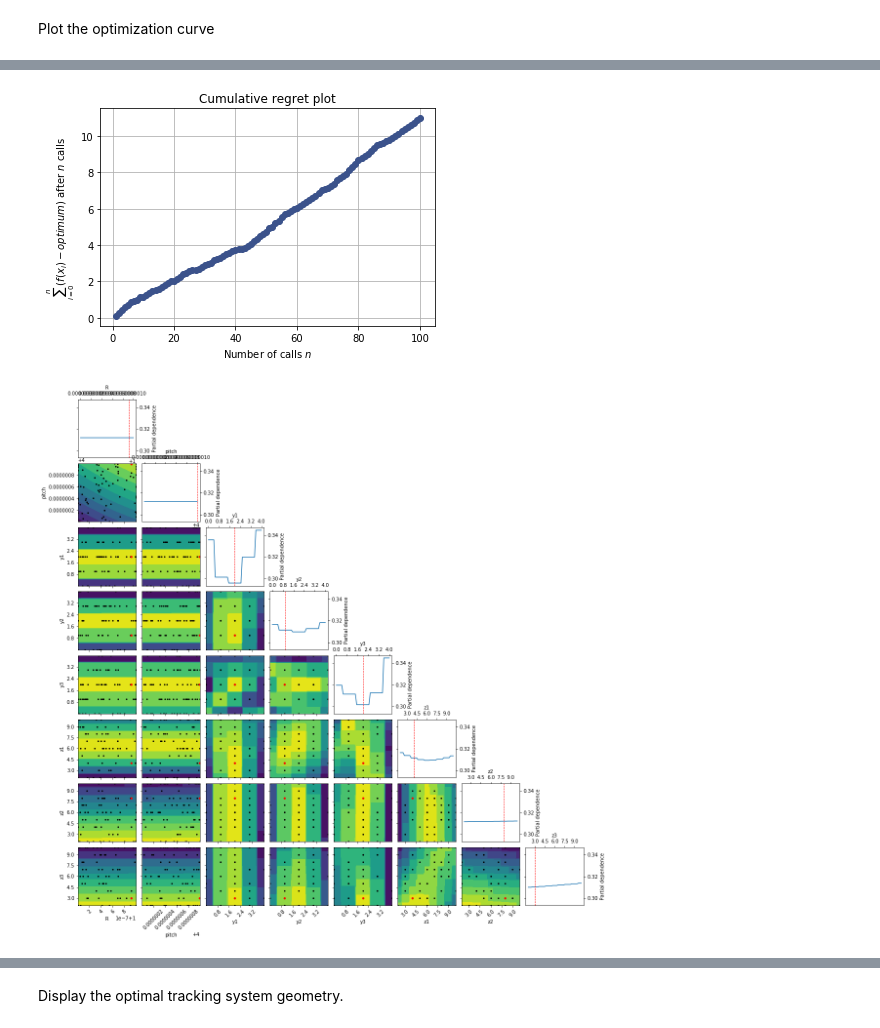
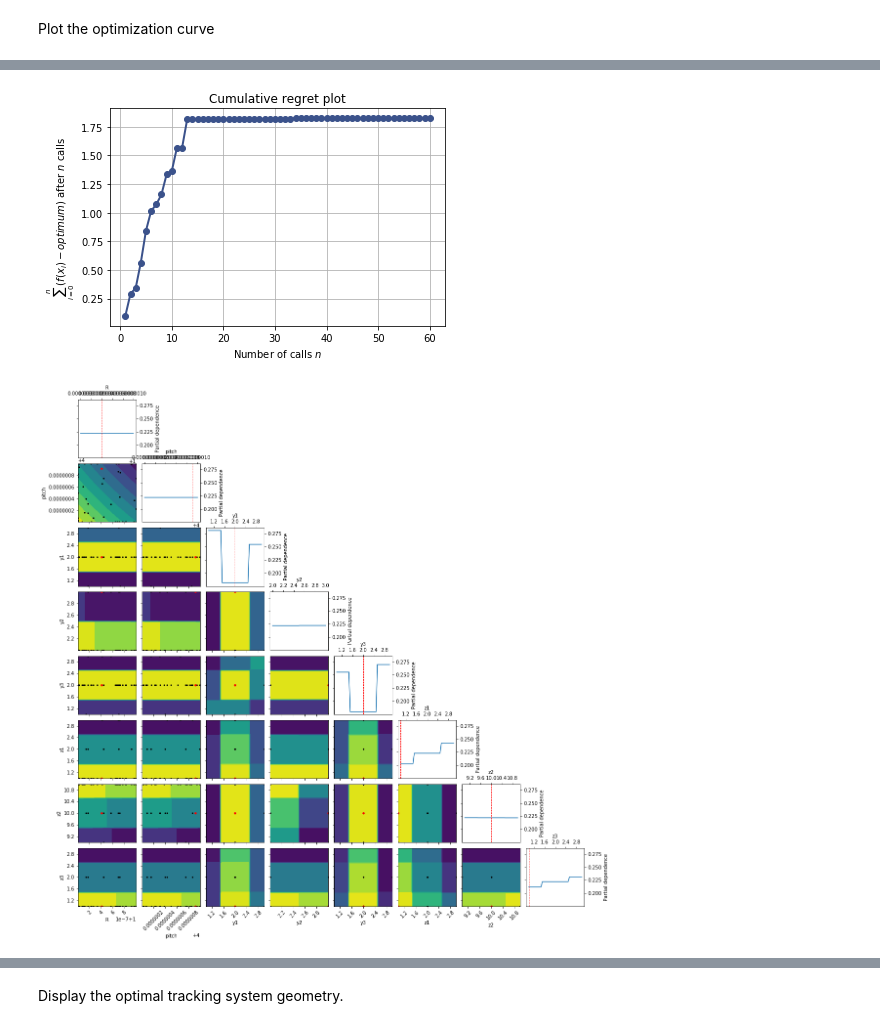
Before and after one commit to itsayushthada/Particle-Physics-Experiments, a Jupyter notebook: Detector-Optimization/Detector Optimization.ipynb, the cells around one changed output, grey strips where cells are left out. Saved outputs shown, nothing was run; the diff lists cells and outputs as text; code cells hidden in the pictures.

```diff
--- a/Detector-Optimization/Detector Optimization.ipynb
+++ b/Detector-Optimization/Detector Optimization.ipynb
@@ -224,15 +233,17 @@ TASK: find optimal parameters of the tracking system using random search.
 %%time
 
 # Number of random point to generate.
-n_points = 100
+n_points = 400
 
-# Define random values on the tracking system parameters
-y1_grid = np.random.RandomState(12).uniform(y1_min, y1_max, n_points)
-y2_grid = np.random.RandomState(13).uniform(y2_min, y2_max, n_points)
-y3_grid = np.random.RandomState(14).uniform(y3_min, y3_max, n_points)
-z1_grid = np.random.RandomState(15).uniform(z1_min, z1_max, n_points)
-z2_grid = np.random.RandomState(16).uniform(z2_min, z2_max, n_points)
-z3_grid = np.random.RandomState(17).uniform(z3_min, z3_max, n_points)
+# Define normally distributed random values on the tracking system parameters
+
+y1_grid = np.random.RandomState(12).normal(2, 0.5, n_points)
+y2_grid = np.random.RandomState(13).normal(2, 0.5, n_points)
+y3_grid = np.random.RandomState(14).normal(2, 0.5, n_points)
+z1_grid = np.random.RandomState(15).normal(2, 0.5, n_points)
+z2_grid = np.random.RandomState(16).normal(11,0.5, n_points)
+z3_grid = np.random.RandomState(17).normal(2, 0.5, n_points)
+
 
 # Define list to store the optimization results
 min_objective_values = []
@@ -321,16 +331,16 @@ from skopt import gp_minimize
 # %%
 # Theses values can be adjsuted to change range.
 
-y1_min, y1_max = [0, 4]
-y2_min, y2_max = [0, 4]
-y3_min, y3_max = [0, 4]
-z1_min, z1_max = [2, 10]
-z2_min, z2_max = [2, 10]
-z3_min, z3_max = [2, 10]
+y1_min, y1_max = [1, 3]
+y2_min, y2_max = [2, 3]
+y3_min, y3_max = [1, 3]
+z1_min, z1_max = [1, 3]
+z2_min, z2_max = [9, 11]
+z3_min, z3_max = [1, 3]
 
-kappa= 100
-dimentions = [(R, R + 10**-4),
-              (pitch, pitch + 10**-4),
+kappa= 1
+dimentions = [(R, R + 10**-6),
+              (pitch, pitch + 10**-6),
               (y1_min, y1_max),
               (y2_min, y2_max),
               (y3_min, y3_max),
@@ -338,11 +348,11 @@ dimentions = [(R, R + 10**-4),
               (z2_min, z2_max),
               (z3_min, z3_max)]
 
-res = gp_minimize(func=objective,                   # the function to minimize
+res = gp_minimize(func=objective,             # the function to minimize
                   dimensions=dimentions,            # the bounds on each dimension of x
                   acq_func="LCB",                   # the acquisition function
-                  n_calls=100,                      # the number of evaluations of f
-                  n_random_starts=50,               # the number of random initialization points
+                  n_calls=60,                      # the number of evaluations of f
+                  n_random_starts=10,               # the number of random initialization points
                   noise=0.01**2,                    # the noise level (optional)
                   random_state=123,                 # the random seed
                   kappa=kappa,                      # the adjustable parameter of LCB
@@ -359,17 +375,17 @@ print (list(zip(["R", "pitch", "y1", "y2", "y3", "z1", "z2", "z3"], res.x)))
 # %%
 # Cumulative regret traces
 
-skopt.plots.plot_regret(res)
+plot_regret(res)
 plt.show()
 # %% [output]
-[figure, old version]
+[figure, new version]
 # %%
 # Pairwise dependence plot of the objective function
 
-skopt.plots.plot_objective(res, dimensions=["R", "pitch", "y1", "y2", "y3", "z1", "z2", "z3"])
+plot_objective(res, dimensions=["R", "pitch", "y1", "y2", "y3", "z1", "z2", "z3"])
 plt.show()
 # %% [output]
-[figure, old version]
+[figure, new version]
 # %%
 # Visualizing the order in which points where sampled.
 # The order in which samples were evaluated is encoded in each point’s color.
```
Also changed, not shown: parts of 17 cells of this notebook.
